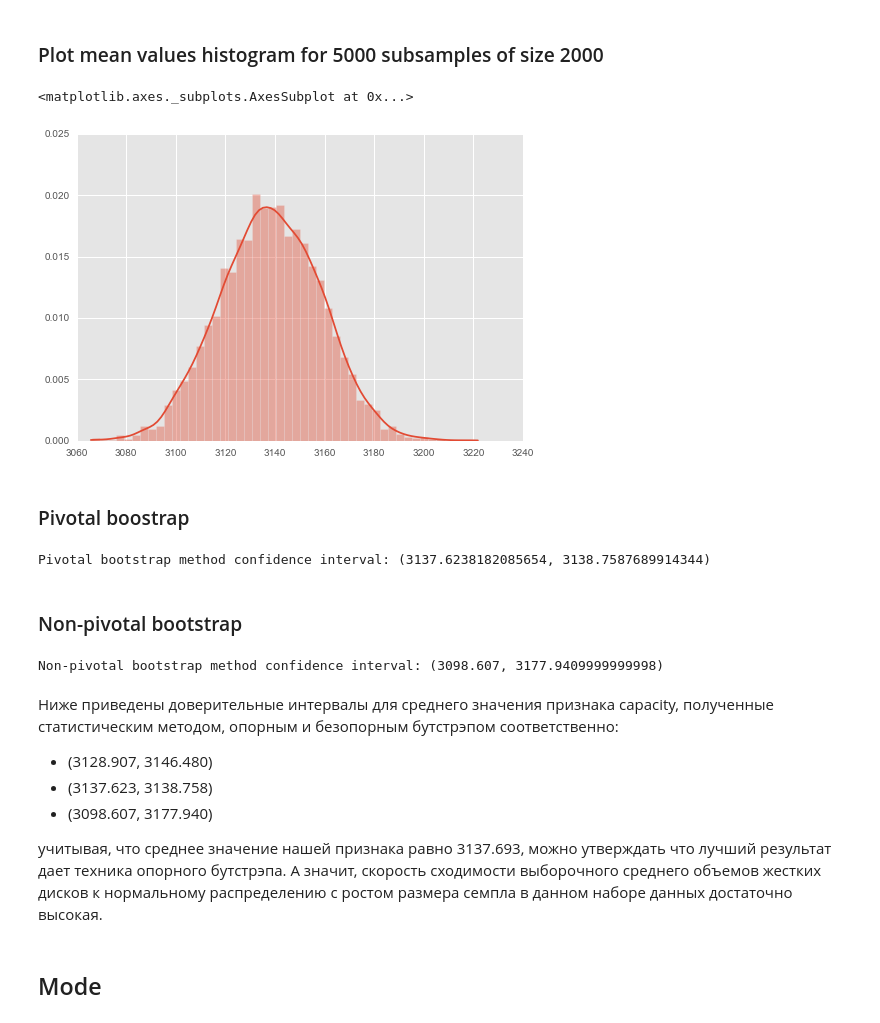
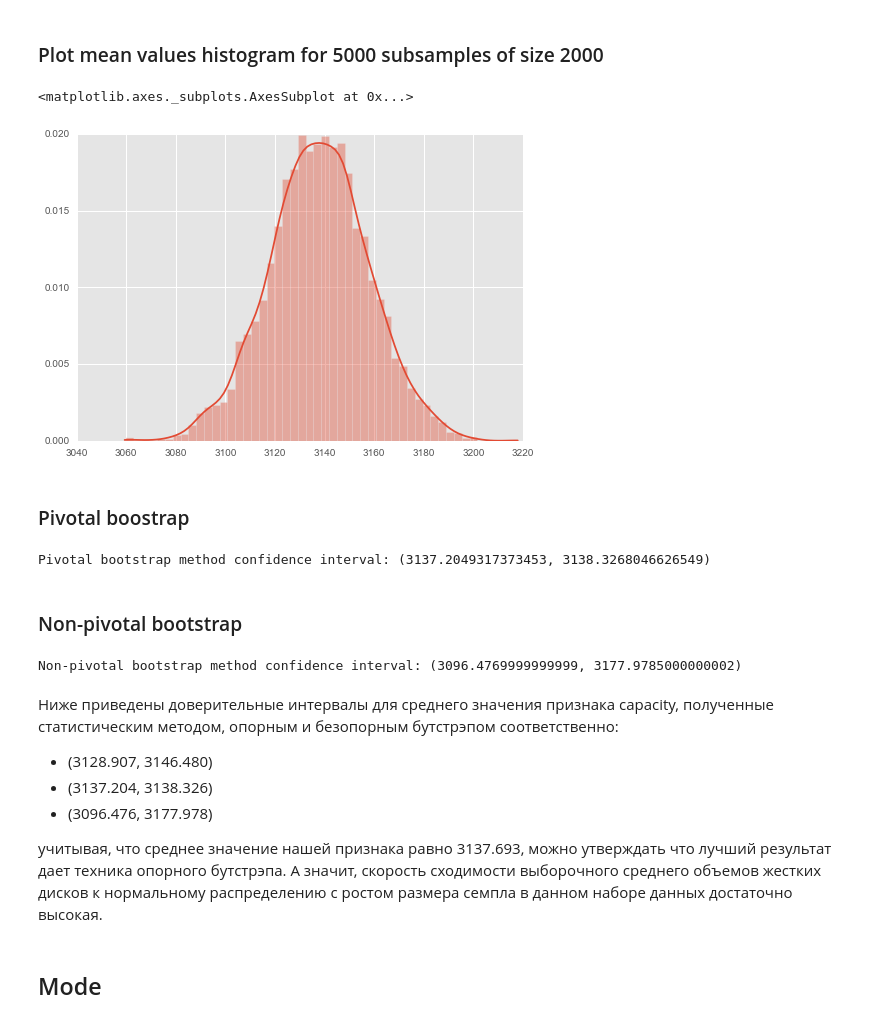
Before and after one commit to IIoTeP9HuY/Data_Analysis_and_Data_Mining_Class, a Jupyter notebook: Report.ipynb, the cells around one changed output. Saved outputs shown, nothing was run; the diff lists cells and outputs as text; code cells hidden in the pictures.

```diff
--- a/Report.ipynb
+++ b/Report.ipynb
@@ -149,17 +143,17 @@ def bootstrapSampling(values, sample_size):
 # %%
 sample_count = 5000
 sample_size = 2000
 
 capacities = data["capacity_gb"].values
 
 means = np.array([
-    bootstrapSampling(capacities, sample_size).mean() for i in range(sample_count)
+    np.random.choice(capacities, sample_size).mean() for i in range(sample_count)
 ])
 
 sns.distplot(means)
 # %% [output]
 <matplotlib.axes._subplots.AxesSubplot at 0x...>
-[figure, old version]
+[figure, new version]
 # %% [markdown]
 ### Pivotal boostrap
 # %%
@@ -172,7 +166,7 @@ pivotal_bootstrap_interval = (mean - delta, mean + delta)
 
 print("Pivotal bootstrap method confidence interval:", pivotal_bootstrap_interval)
 # %% [output]
-Pivotal bootstrap method confidence interval: (3137.6238182085654, 3138.7587689914344)
+Pivotal bootstrap method confidence interval: (3137.2049317373453, 3138.3268046626549)
 # %% [markdown]
 ### Non-pivotal bootstrap
 # %%
@@ -183,14 +177,14 @@ non_pivotal_bootstrap_interval = (means[delta], means[len(means) - delta])
 
 print("Non-pivotal bootstrap method confidence interval:", non_pivotal_bootstrap_interval)
 # %% [output]
-Non-pivotal bootstrap method confidence interval: (3098.607, 3177.9409999999998)
+Non-pivotal bootstrap method confidence interval: (3096.4769999999999, 3177.9785000000002)
 # %% [markdown]
 Ниже приведены доверительные интервалы для среднего значения признака capacity, полученные
 статистическим методом, опорным и безопорным бутстрэпом соответственно:
 
 - (3128.907, 3146.480)
-- (3137.623, 3138.758)
-- (3098.607, 3177.940)
+- (3137.204, 3138.326)
+- (3096.476, 3177.978)
 
 учитывая, что среднее значение нашей признака равно 3137.693, можно утверждать что лучший результат дает техника опорного бутстрэпа. А значит, скорость сходимости выборочного среднего объемов жестких дисков к нормальному распределению с ростом размера семпла в данном наборе данных достаточно высокая.
 # %% [markdown]
```
Also changed, not shown: parts of 16 cells of this notebook.
